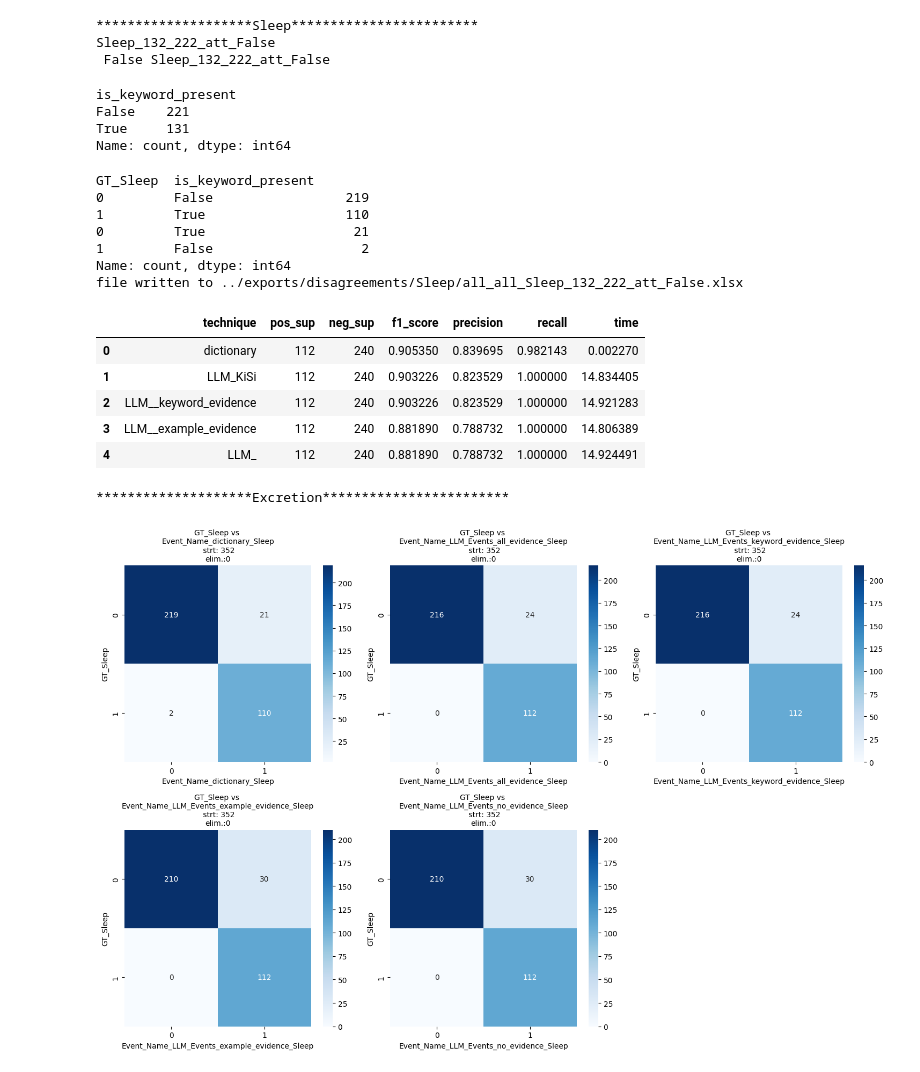
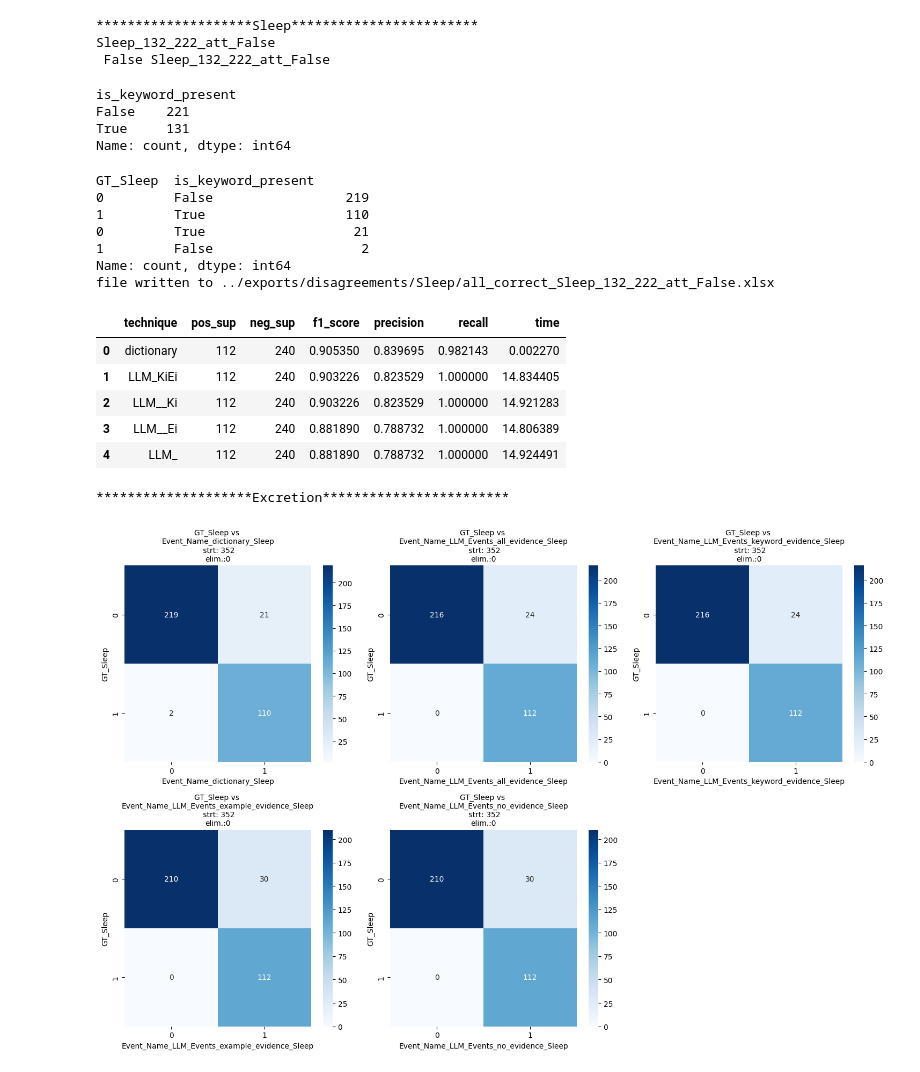
Before and after one commit to allmin/llm_text_to_event, a Jupyter notebook: scripts/06_analyse_intermediate_results.ipynb, the cells around one changed output. Cells and saved outputs as stored; diff of their text form; code cells hidden in the pictures.

```diff
--- a/scripts/06_analyse_intermediate_results.ipynb
+++ b/scripts/06_analyse_intermediate_results.ipynb
@@ -91,7 +91,7 @@ def get_event(x):
 def fixnames(ls,suffix,remove):
     LS=[]
     for s in ls:
-        s = s.replace("_dict_evidence","_Ki").replace("_embedder_evidence","_Si").replace("_no_evidence","").replace("_all_evidence","KiSi").replace("Event_Name_",'').replace("_Events",'_').replace('_'+remove,"")
+        s = s.replace("_keyword_evidence","_Ki").replace("_example_evidence","_Ei").replace("_no_evidence","").replace("_all_evidence","KiEi").replace("Event_Name_",'').replace("_Events",'_').replace('_'+remove,"")
         LS.append(s+suffix)
     return LS
 
@@ -212,37 +212,37 @@ for analysis_type in ["all"]: #(M-SET, A-SET, D-SET, F-SET)
                     psup.append(sum(y_gt))
                     nsup.append(sum(y_gt==0))
                     times.append(get_time(df[f"{col.lstrip('Event_Name_')}_time"]))
 
 
                 results_df = {"technique":fixnames(generated_columns,suffix,ET), "pos_sup": psup, "neg_sup": nsup, "f1_score":f1s, "precision":precs, "recall":recs, "time":times}
                 results = pd.DataFrame(results_df)
                 plot_confusion_matrices_for_column_pairs(df, f"GT_{ET}",vis_columns=generated_columns)
                 op_path = f"{output_folder}/{analysis_type}_{disagreement_type}_{filename}.xlsx"
 
 
                 df.to_excel(op_path,index=False)
                 print(f"file written to {op_path}")
                 display(results)
 # %% [output]
 ********************Sleep************************
 Sleep_132_222_att_False
  False Sleep_132_222_att_False
 is_keyword_present
 False    221
 True     131
 Name: count, dtype: int64
 GT_Sleep  is_keyword_present
 0         False                 219
 1         True                  110
 0         True                   21
 1         False                   2
 Name: count, dtype: int64
-file written to ../exports/disagreements/Sleep/all_all_Sleep_132_222_att_False.xlsx
+file written to ../exports/disagreements/Sleep/all_correct_Sleep_132_222_att_False.xlsx
 |  | technique | pos_sup | neg_sup | f1_score | precision | recall | time |
 | 0 | dictionary | 112 | 240 | 0.905350 | 0.839695 | 0.982143 | 0.002270 |
-| 1 | LLM_KiSi | 112 | 240 | 0.903226 | 0.823529 | 1.000000 | 14.834405 |
-| 2 | LLM__keyword_evidence | 112 | 240 | 0.903226 | 0.823529 | 1.000000 | 14.921283 |
-| 3 | LLM__example_evidence | 112 | 240 | 0.881890 | 0.788732 | 1.000000 | 14.806389 |
+| 1 | LLM_KiEi | 112 | 240 | 0.903226 | 0.823529 | 1.000000 | 14.834405 |
+| 2 | LLM__Ki | 112 | 240 | 0.903226 | 0.823529 | 1.000000 | 14.921283 |
+| 3 | LLM__Ei | 112 | 240 | 0.881890 | 0.788732 | 1.000000 | 14.806389 |
 | 4 | LLM_ | 112 | 240 | 0.881890 | 0.788732 | 1.000000 | 14.924491 |
 ********************Excretion************************
 [figure]
```
Also changed, not shown: parts of 1 cell of this notebook, 2 other files.
